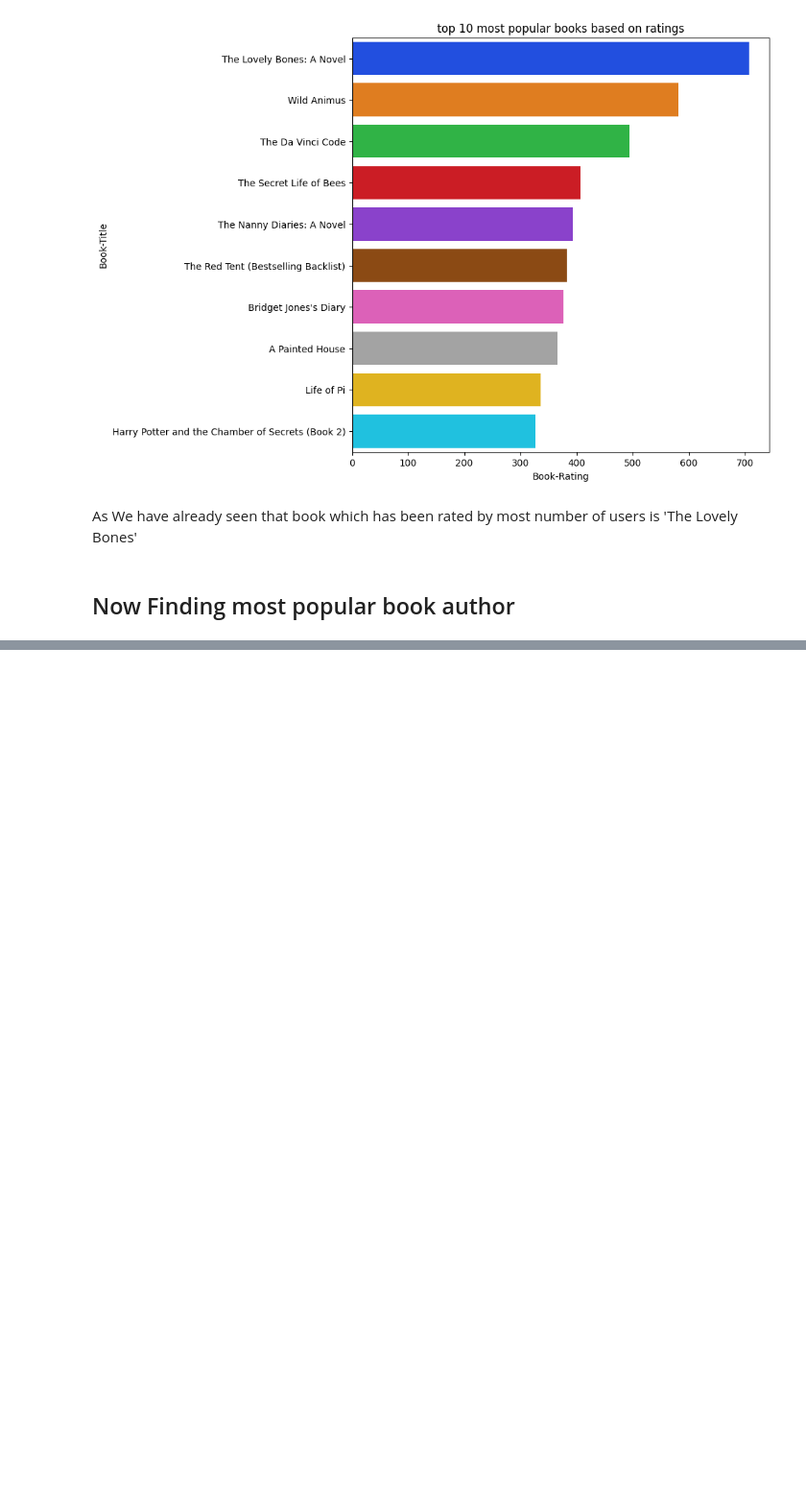
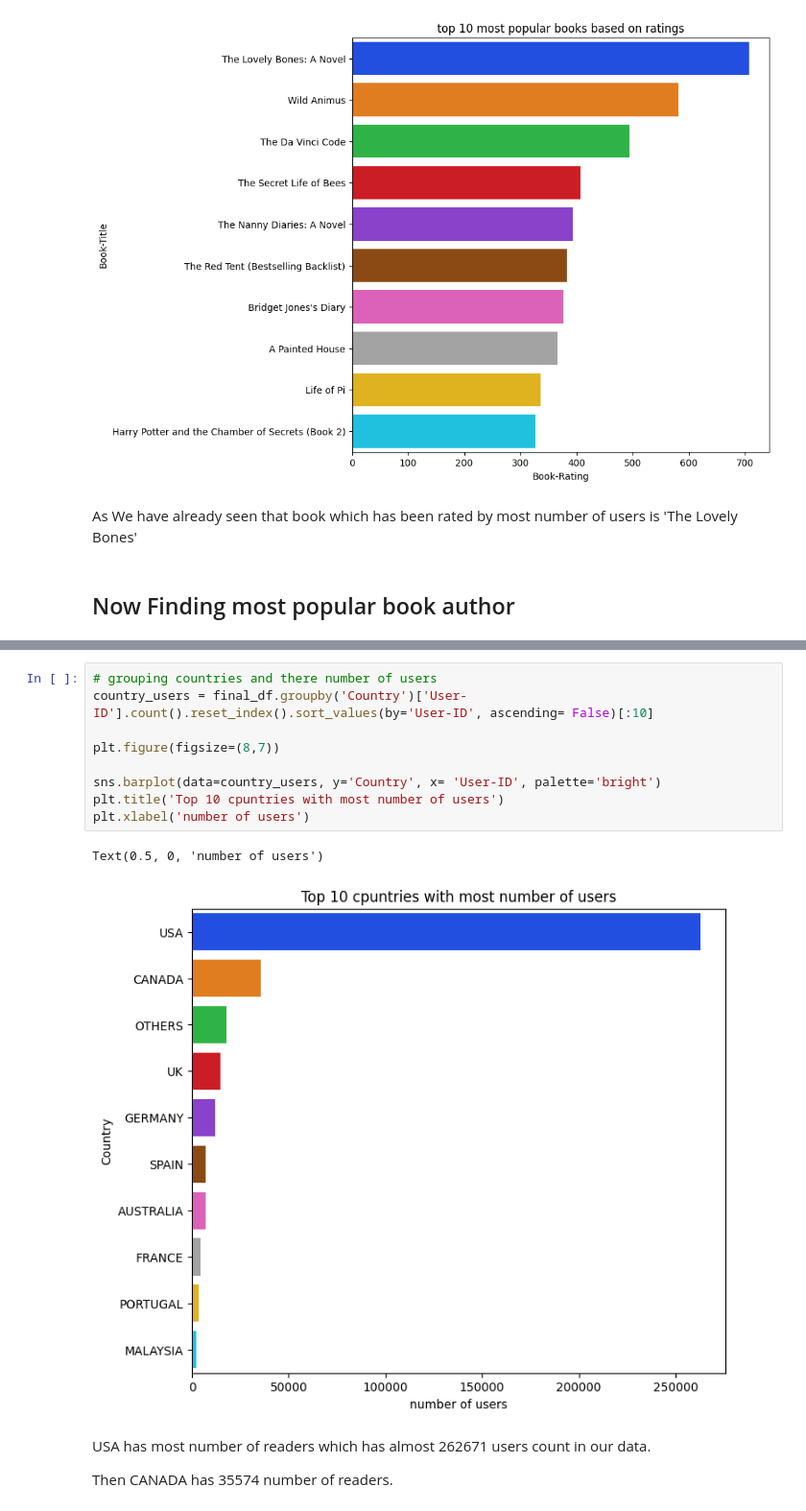
Before and after one commit to Suraj-7077/Unsupervised-ML-Book-Recommendation-system-Model, a Jupyter notebook: Unsupervised_ML_Capstone_Project_IV_.ipynb, the cells around one changed output, grey strips where cells are left out. Shown at 96% size. Cells and saved outputs as stored; diff of their text form; blank space fills up the shorter version.

```diff
--- a/Unsupervised_ML_Capstone_Project_IV_.ipynb
+++ b/Unsupervised_ML_Capstone_Project_IV_.ipynb
@@ -949,0 +989,16 @@ As We have already  seen that  book which has been rated by most number of users
+# %%
+# grouping countries and there number of users
+country_users = final_df.groupby('Country')['User-ID'].count().reset_index().sort_values(by='User-ID', ascending= False)[:10]
+
+plt.figure(figsize=(8,7))
+
+sns.barplot(data=country_users, y='Country', x= 'User-ID', palette='bright')
+plt.title('Top 10 cpuntries with most number of users')
+plt.xlabel('number of users')
+# %% [output]
+Text(0.5, 0, 'number of users')
+[figure, added]
+# %% [markdown]
+USA has most number of readers which has almost 262671 users count in our data.
+
+Then CANADA has 35574 number of readers.
```
Also changed, not shown: parts of 24 cells of this notebook.
